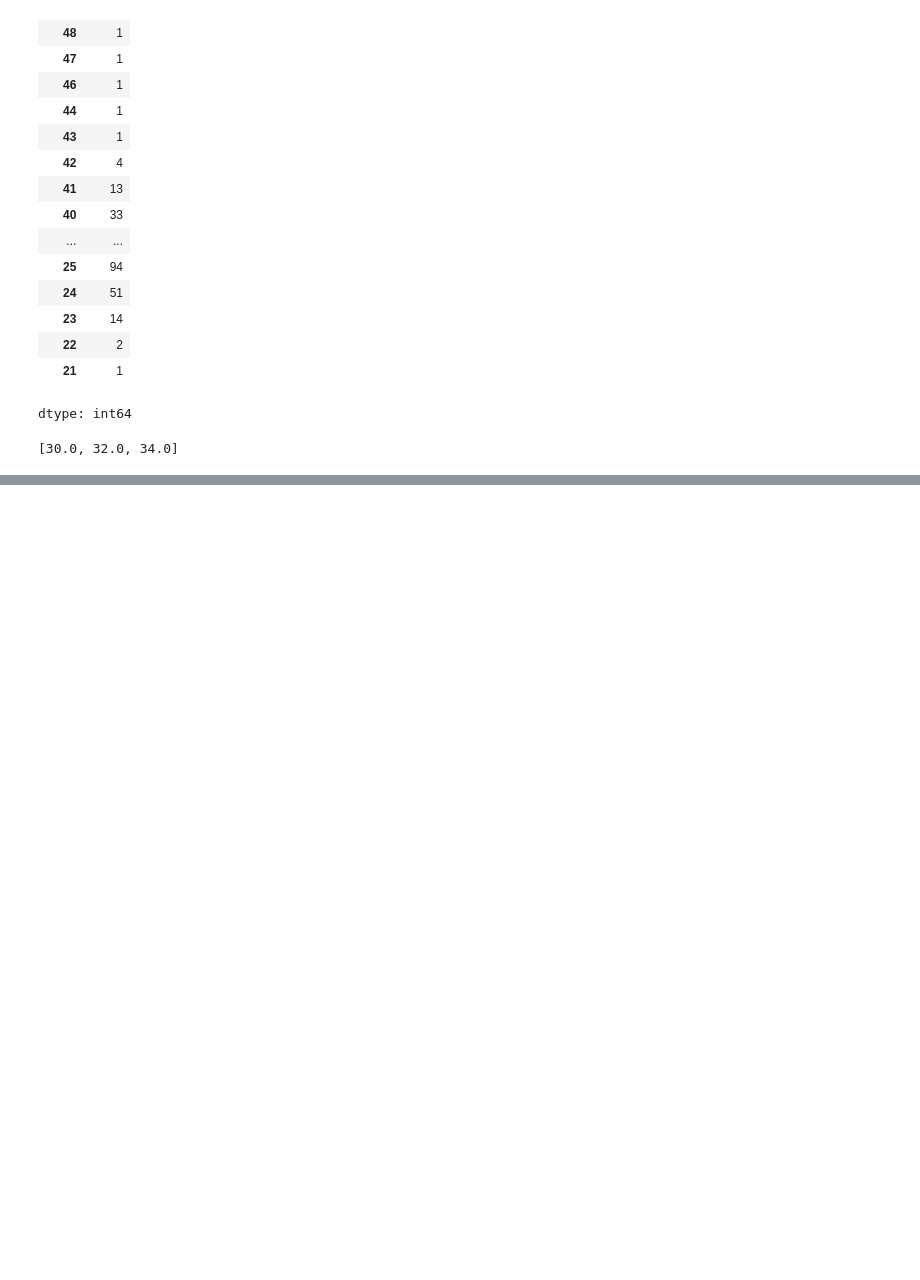
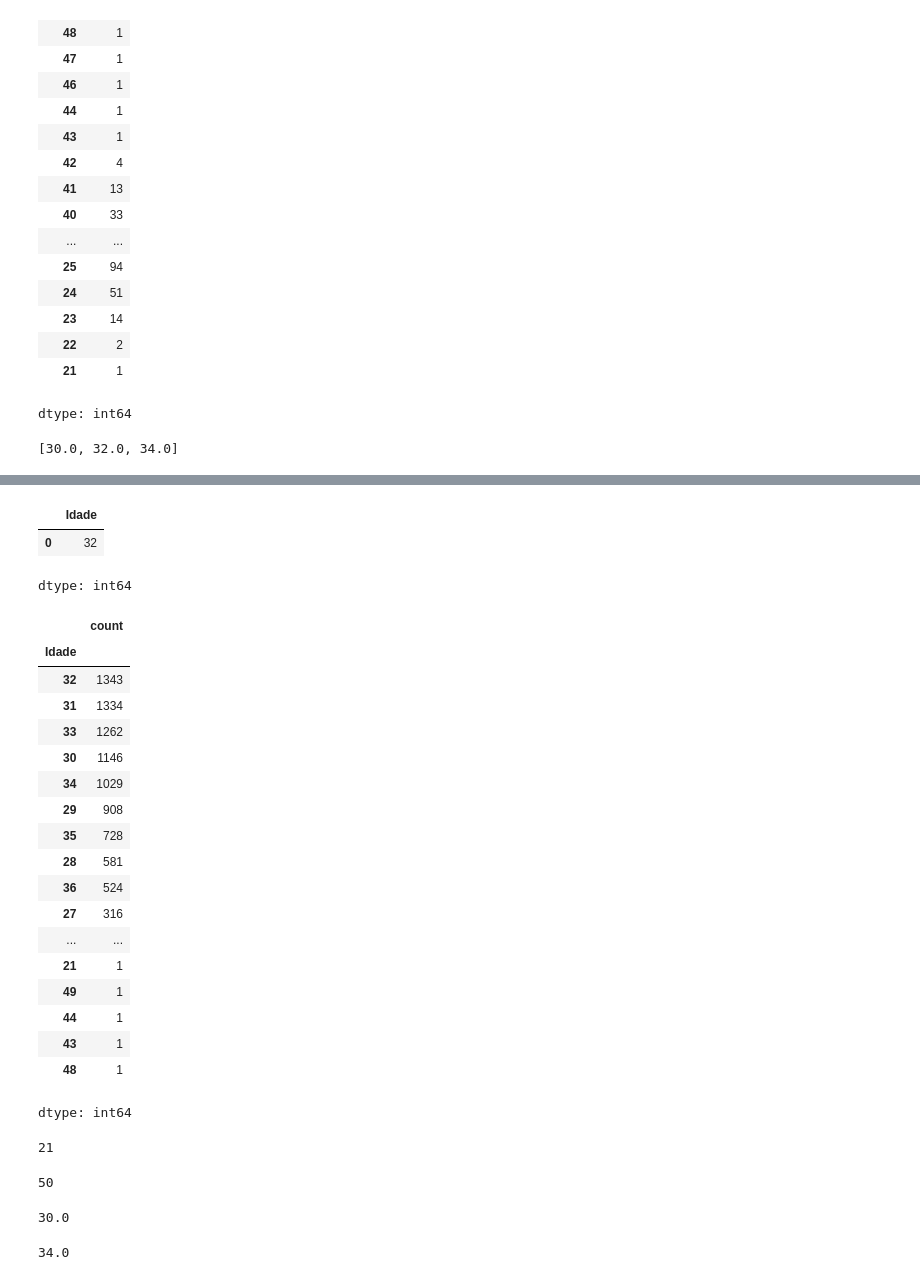
Before and after one commit to David-Castanheira/aula-analise-exploratoria-dados, a Jupyter notebook: aula_analise_exploratoria_dados.ipynb, the cells around one changed output, grey strips where cells are left out. Saved outputs shown, nothing was run; the diff lists cells and outputs as text; code cells hidden in the pictures; blank space fills up the shorter version.

```diff
--- a/aula_analise_exploratoria_dados.ipynb
+++ b/aula_analise_exploratoria_dados.ipynb
@@ -815,0 +879,50 @@ quartil(dados['Idade'])
+# %%
+# Exibe o index e o valor mais frequente
+dados['Idade'].mode()
+# %% [output]
+|  | Idade |
+| 0 | 32 |
+dtype: int64
+# %%
+# Exibe a idade e a quantidade de ocorrências
+dados['Idade'].value_counts()
+# %% [output]
+|  | count |
+| Idade |  |
+| 32 | 1343 |
+| 31 | 1334 |
+| 33 | 1262 |
+| 30 | 1146 |
+| 34 | 1029 |
+| 29 | 908 |
+| 35 | 728 |
+| 28 | 581 |
+| 36 | 524 |
+| 27 | 316 |
+| ... | ... |
+| 21 | 1 |
+| 49 | 1 |
+| 44 | 1 |
+| 43 | 1 |
+| 48 | 1 |
+dtype: int64
+# %%
+# Valor mínimo
+dados['Idade'].min()
+# %% [output]
+21
+# %%
+# Valor máximo
+dados['Idade'].max()
+# %% [output]
+50
+# %%
+# Primeiro quartil
+np.percentile(dados['Idade'], 25)
+# %% [output]
+30.0
+# %%
+# Terceiro quartil
+np.percentile(dados['Idade'], 75)
+# %% [output]
+34.0
```
Also changed, not shown: parts of 17 cells of this notebook.
